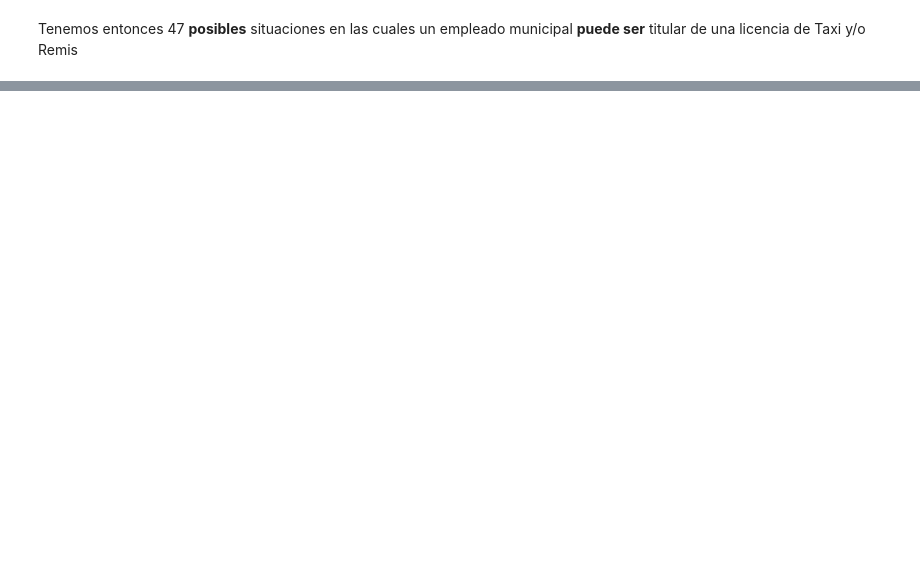
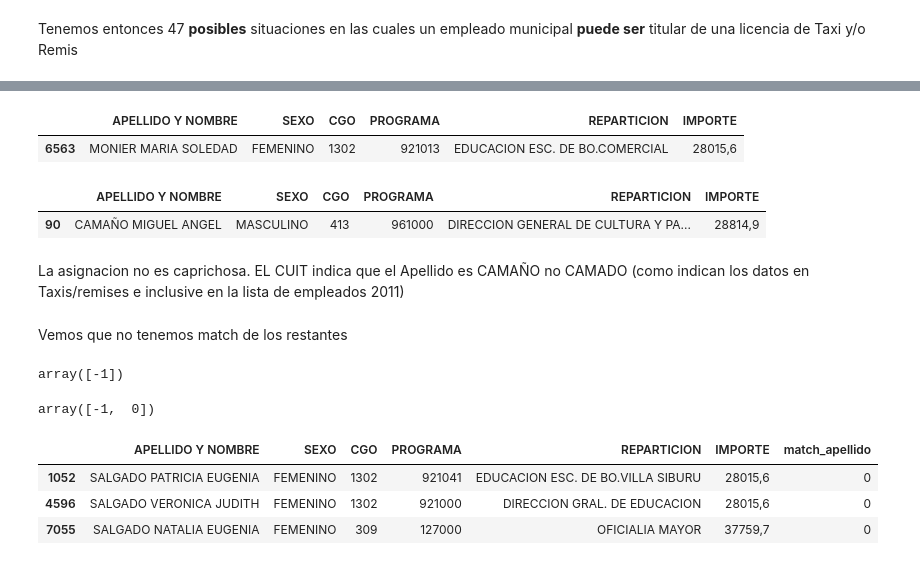
Before and after one commit to felixlapalma/datos_abiertos, a Jupyter notebook: remises_taxis_cba/taxis_remises_cba.ipynb, the cells around one changed output, grey strips where cells are left out. Saved outputs shown, nothing was run; the diff lists cells and outputs as text; code cells hidden in the pictures; blank space fills up the shorter version.

```diff
--- a/remises_taxis_cba/taxis_remises_cba.ipynb
+++ b/remises_taxis_cba/taxis_remises_cba.ipynb
@@ -608,0 +727,18 @@ Tenemos entonces 47 **posibles** situaciones en las cuales un empleado municipal
+# %%
+# DE Estos casos
+#  MONIER MARIA SOLEDAD
+#  CAMAÐO MIGUEL ANGEL--> CAMAÑO MIGUEL ANGEL
+pd_emp[pd_emp['APELLIDO Y NOMBRE']=='MONIER MARIA SOLEDAD']
+# %% [output]
+|  | APELLIDO Y NOMBRE | SEXO | CGO | PROGRAMA | REPARTICION | IMPORTE |
+| 6563 | MONIER MARIA SOLEDAD | FEMENINO | 1302 | 921013 | EDUCACION ESC. DE BO.COMERCIAL | 28015,6 |
+# %%
+#
+pd_emp[pd_emp['APELLIDO Y NOMBRE']=='CAMAÑO MIGUEL ANGEL']
+# %% [output]
+|  | APELLIDO Y NOMBRE | SEXO | CGO | PROGRAMA | REPARTICION | IMPORTE |
+| 90 | CAMAÑO MIGUEL ANGEL | MASCULINO | 413 | 961000 | DIRECCION GENERAL DE CULTURA Y PA... | 28814,9 |
+# %% [markdown]
+La asignacion no es caprichosa. EL CUIT indica que el Apellido es CAMAÑO no CAMADO (como indican los datos en Taxis/remises e inclusive en la lista de empleados 2011)
+# %% [markdown]
+Vemos que no tenemos match de los restantes
@@ -608,0 +747,5 @@ Tenemos entonces 47 **posibles** situaciones en las cuales un empleado municipal
+# %%
+# Si solo tenemos -1 NO tenemos match
+pd_emp['match_apellido'].unique()
+# %% [output]
+array([-1])
@@ -608,0 +754,11 @@ Tenemos entonces 47 **posibles** situaciones en las cuales un empleado municipal
+# %%
+pd_emp['match_apellido'].unique()
+# %% [output]
+array([-1,  0])
+# %%
+pd_emp[pd_emp['match_apellido']>-1]
+# %% [output]
+|  | APELLIDO Y NOMBRE | SEXO | CGO | PROGRAMA | REPARTICION | IMPORTE | match_apellido |
+| 1052 | SALGADO PATRICIA EUGENIA | FEMENINO | 1302 | 921041 | EDUCACION ESC. DE BO.VILLA SIBURU | 28015,6 | 0 |
+| 4596 | SALGADO VERONICA JUDITH | FEMENINO | 1302 | 921000 | DIRECCION GRAL. DE EDUCACION | 28015,6 | 0 |
+| 7055 | SALGADO NATALIA EUGENIA | FEMENINO | 309 | 127000 | OFICIALIA MAYOR | 37759,7 | 0 |
```
Also changed, not shown: parts of 22 cells of this notebook, 4 other files.
